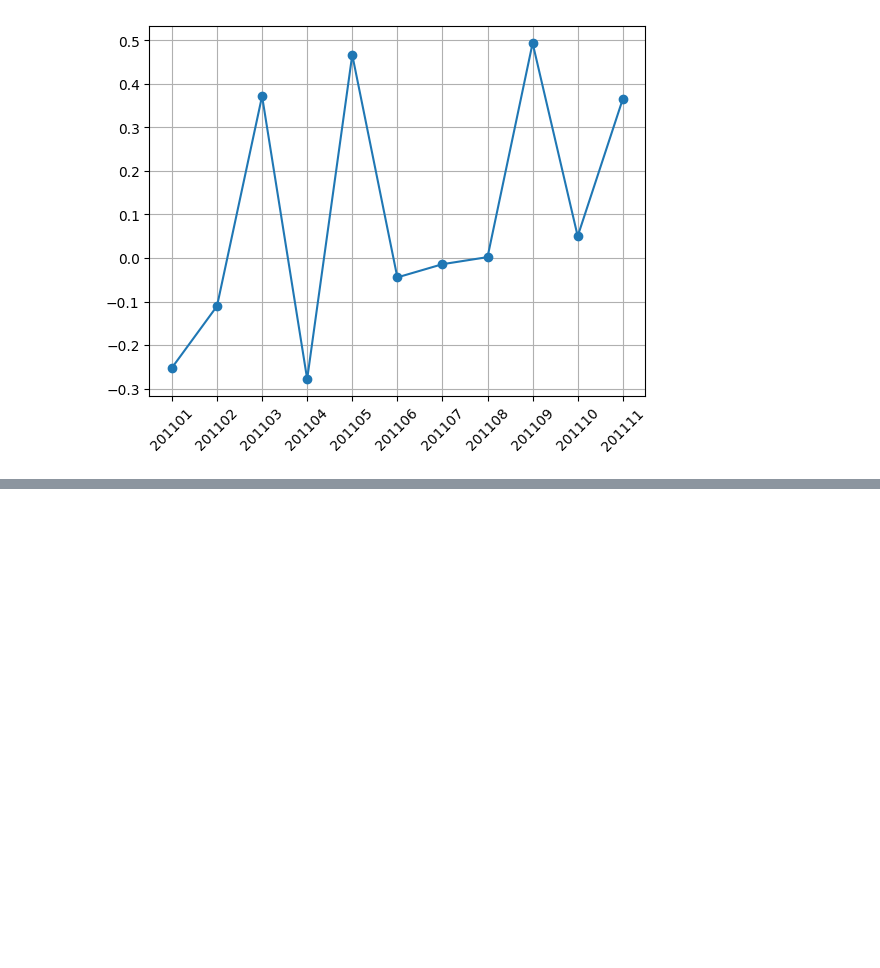
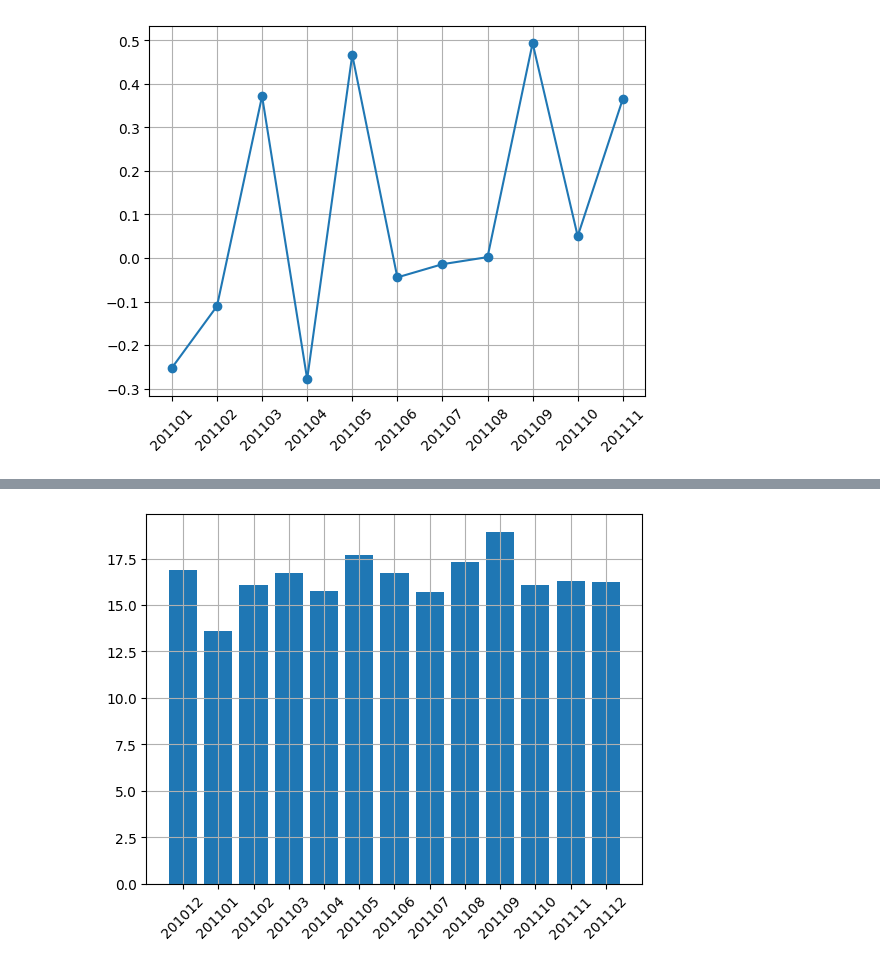
Before and after one commit to farhadspy/Machine-Learning, a Jupyter notebook: OnlineRetail.ipynb, the cells around one changed output, grey strips where cells are left out. Saved outputs shown, nothing was run; the diff lists cells and outputs as text; code cells hidden in the pictures; blank space fills up the shorter version.

```diff
--- a/OnlineRetail.ipynb
+++ b/OnlineRetail.ipynb
@@ -74,0 +138,6 @@ plt.show()
+# %%
+#creating a new dataframe for no. of orders by using quantity field
+tx_monthly_avg = tx_uk.groupby('InvoiceYearMonth')['Revenue'].mean().reset_index()
+
+#print the dataframe
+tx_monthly_avg
@@ -74,0 +159,9 @@ plt.show()
+# %%
+plt.xticks(rotation=45)
+plt.bar(tx_monthly_avg['InvoiceYearMonth'].to_numpy(dtype=str),
+        tx_monthly_avg['Revenue'].to_numpy())
+
+plt.grid()
+plt.show()
+# %% [output]
+[figure, added]
```
Also changed, not shown: parts of 5 cells of this notebook.
